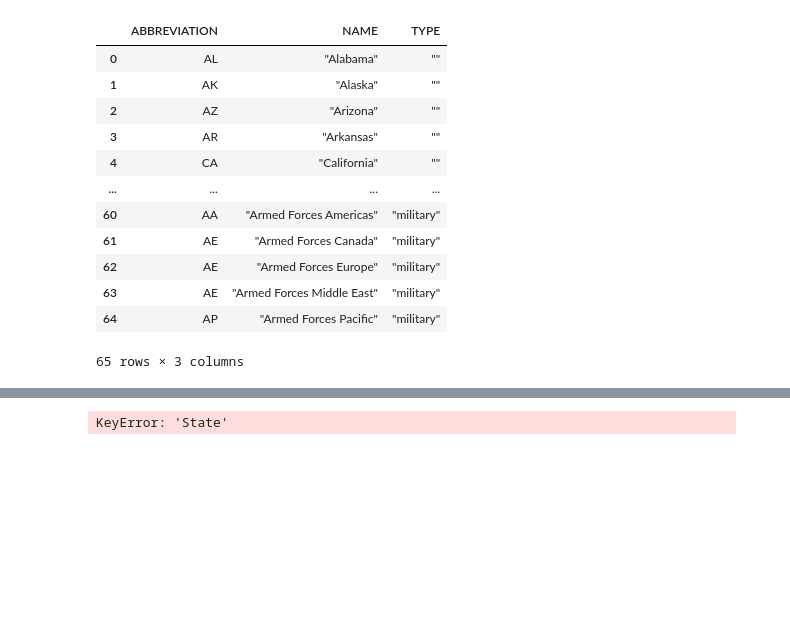
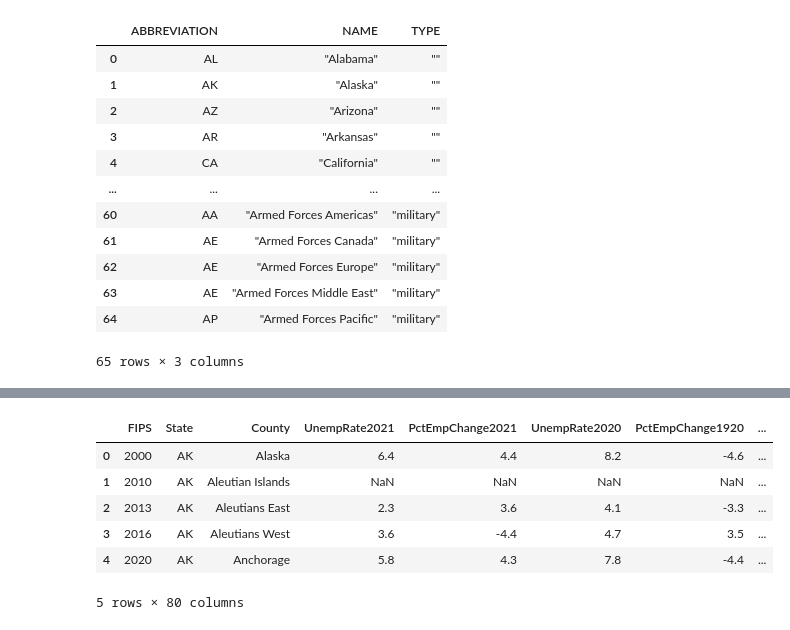
Before and after one commit to jocassid/Talk-openpyxl, a Jupyter notebook: Untitled.ipynb, the cells around one changed output, grey strips where cells are left out. Drawn from its saved outputs; the diff is of its cells as text; code cells hidden in the pictures; blank space fills up the shorter version.

```diff
--- a/Untitled.ipynb
+++ b/Untitled.ipynb
@@ -112,5 +129,12 @@ states_df = pd.read_csv(
 # %%
-pd.merge(df, states_df, on=['State', 'ABBREVIATION'], how='inner')
+merged_df = pd.merge(df, states_df, on='State', how='inner')
+merged_df.head(5)
 # %% [output]
+|  | FIPS | State | County | UnempRate2021 | PctEmpChange2021 | UnempRate2020 | PctEmpChange1920 | ... |
+| 0 | 2000 | AK | Alaska | 6.4 | 4.4 | 8.2 | -4.6 | ... |
+| 1 | 2010 | AK | Aleutian Islands | NaN | NaN | NaN | NaN | ... |
+| 2 | 2013 | AK | Aleutians East | 2.3 | 3.6 | 4.1 | -3.3 | ... |
+| 3 | 2016 | AK | Aleutians West | 3.6 | -4.4 | 4.7 | 3.5 | ... |
+| 4 | 2020 | AK | Anchorage | 5.8 | 4.3 | 7.8 | -4.4 | ... |
-KeyError: 'State'
+5 rows × 80 columns
 # %%
```
Also changed, not shown: parts of 2 cells of this notebook, 2 other files.
